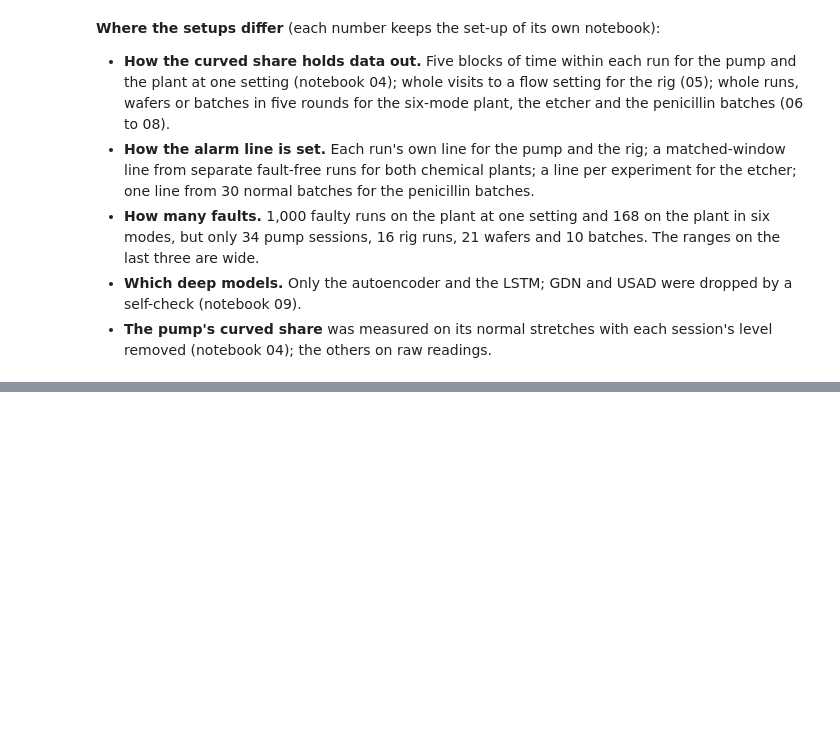
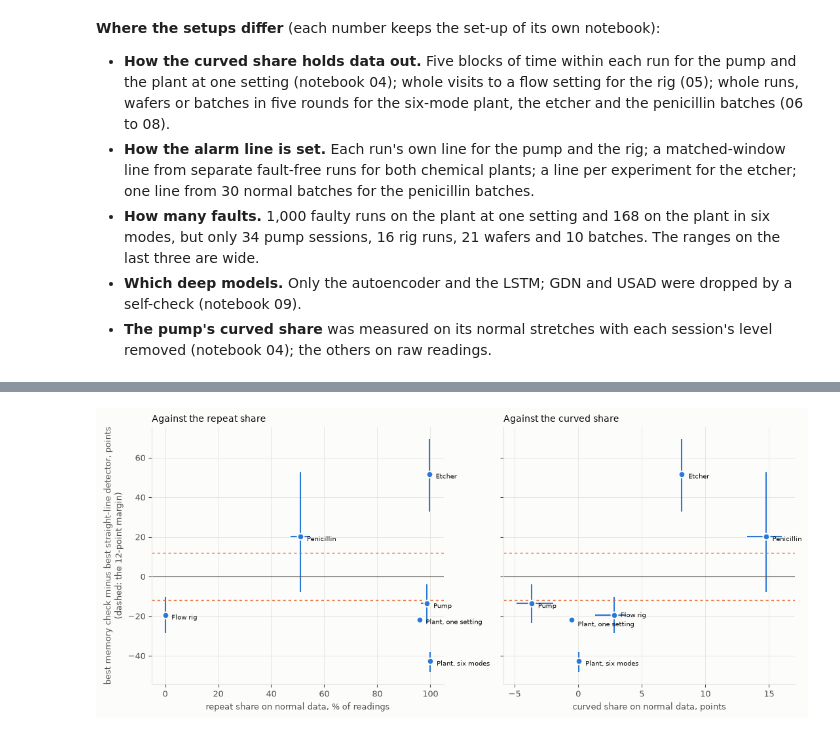
Before and after one commit to NeerajGit16/deep-learning-in-anomaly-detection, a Jupyter notebook: anomaly_lab/10_across_datasets.ipynb, the cells around one changed output, grey strips where cells are left out. Drawn from its saved outputs; the diff is of its cells as text; code cells hidden in the pictures; blank space fills up the shorter version.

```diff
--- a/anomaly_lab/10_across_datasets.ipynb
+++ b/anomaly_lab/10_across_datasets.ipynb
@@ -165,0 +176,5 @@ across.same_order(frame4)
+# %%
+from adlab import round4
+display(round4.repeat_table())
+rf = across.repeat_frame()
+rf
@@ -165,0 +200,4 @@ across.same_order(frame4)
+# %%
+across.repeat_chart(rf);
+across.repeat_order(rf)
+# %% [output]
@@ -165,0 +208 @@ across.same_order(frame4)
+[figure, added]
```
Also changed, not shown: parts of 12 cells of this notebook.
